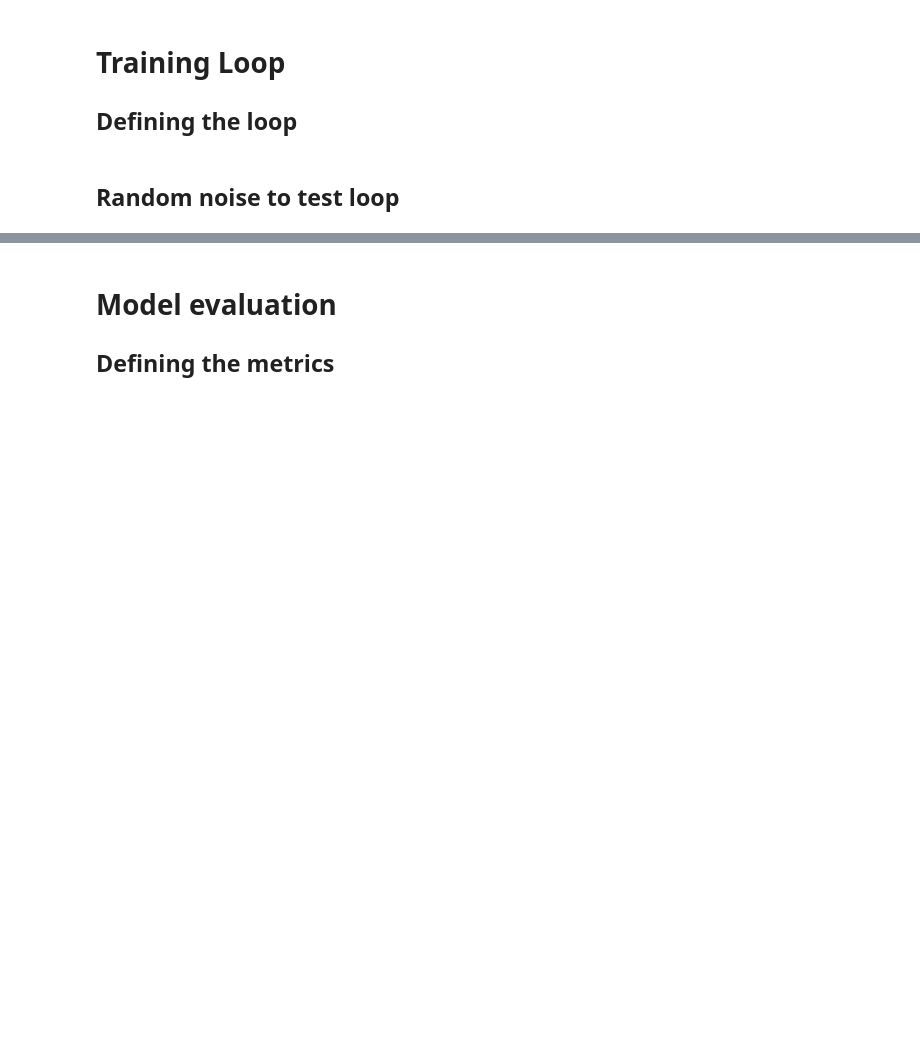
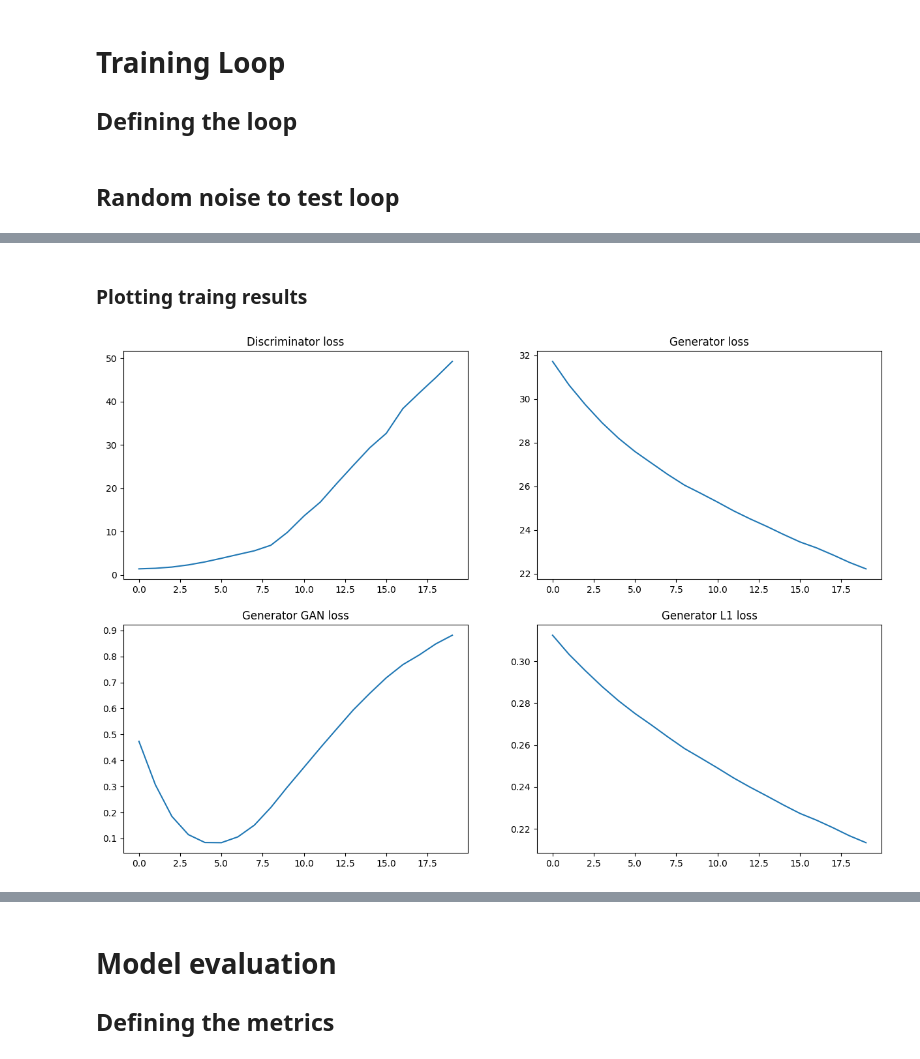
Before and after one commit to HansDahleKvadsheim/Sea-Pix-GAN-Group-6, a Jupyter notebook: sea-pix-GAN.ipynb, the cells around one changed output, grey strips where cells are left out. Drawn from its saved outputs; the diff is of its cells as text; code cells hidden in the pictures; blank space fills up the shorter version.

```diff
--- a/sea-pix-GAN.ipynb
+++ b/sea-pix-GAN.ipynb
@@ -389,0 +479,16 @@ Epoch 2, batch 0, d_loss: 2.04, g_loss: 59.51
+# %% [markdown]
+### Plotting traing results
+# %%
+# Plot the loss statistics on different subplots
+fig, axs = plt.subplots(2, 2, figsize=(15, 10))
+axs[0, 0].plot(loss_stats["Epoch"], loss_stats["d_loss"])
+axs[0, 0].set_title("Discriminator loss")
+axs[0, 1].plot(loss_stats["Epoch"], loss_stats["g_loss"])
+axs[0, 1].set_title("Generator loss")
+axs[1, 0].plot(loss_stats["Epoch"], loss_stats["g_GAN_loss"])
+axs[1, 0].set_title("Generator GAN loss")
+axs[1, 1].plot(loss_stats["Epoch"], loss_stats["g_L1_loss"])
+axs[1, 1].set_title("Generator L1 loss")
+plt.show()
+# %% [output]
+[figure, added]
```
Also changed, not shown: parts of 16 cells of this notebook.
